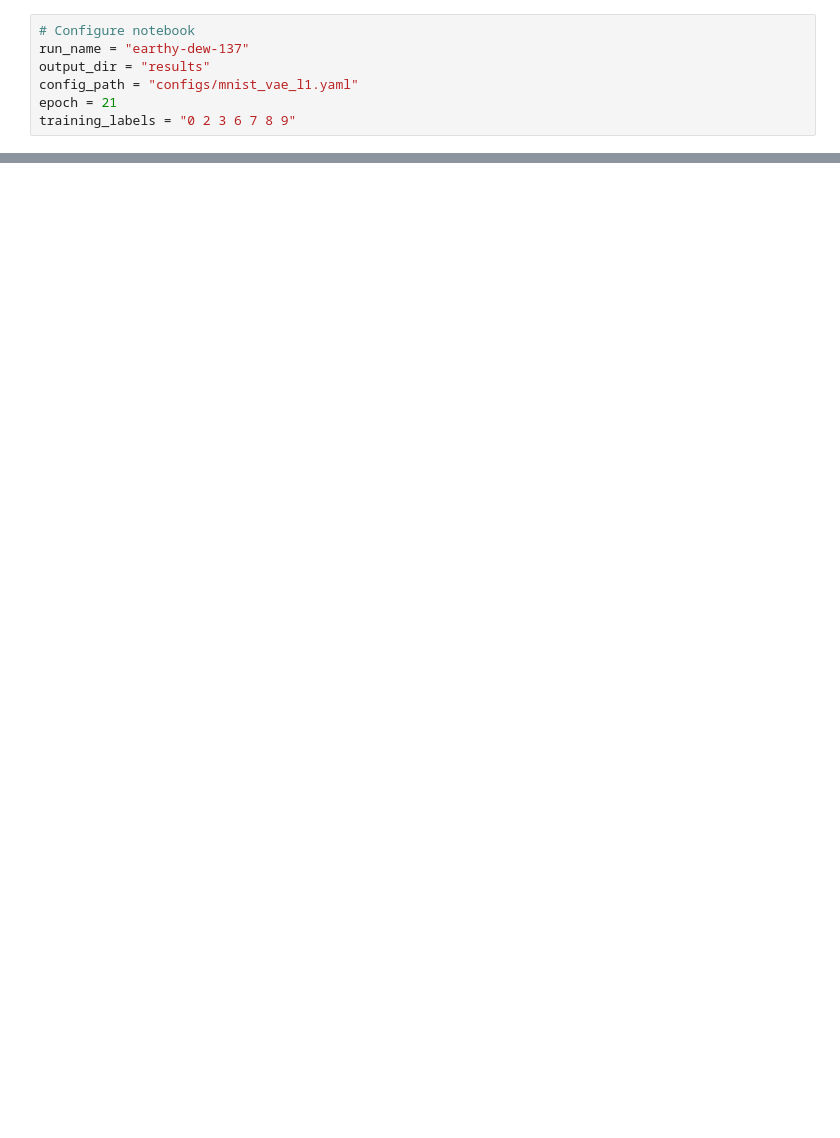
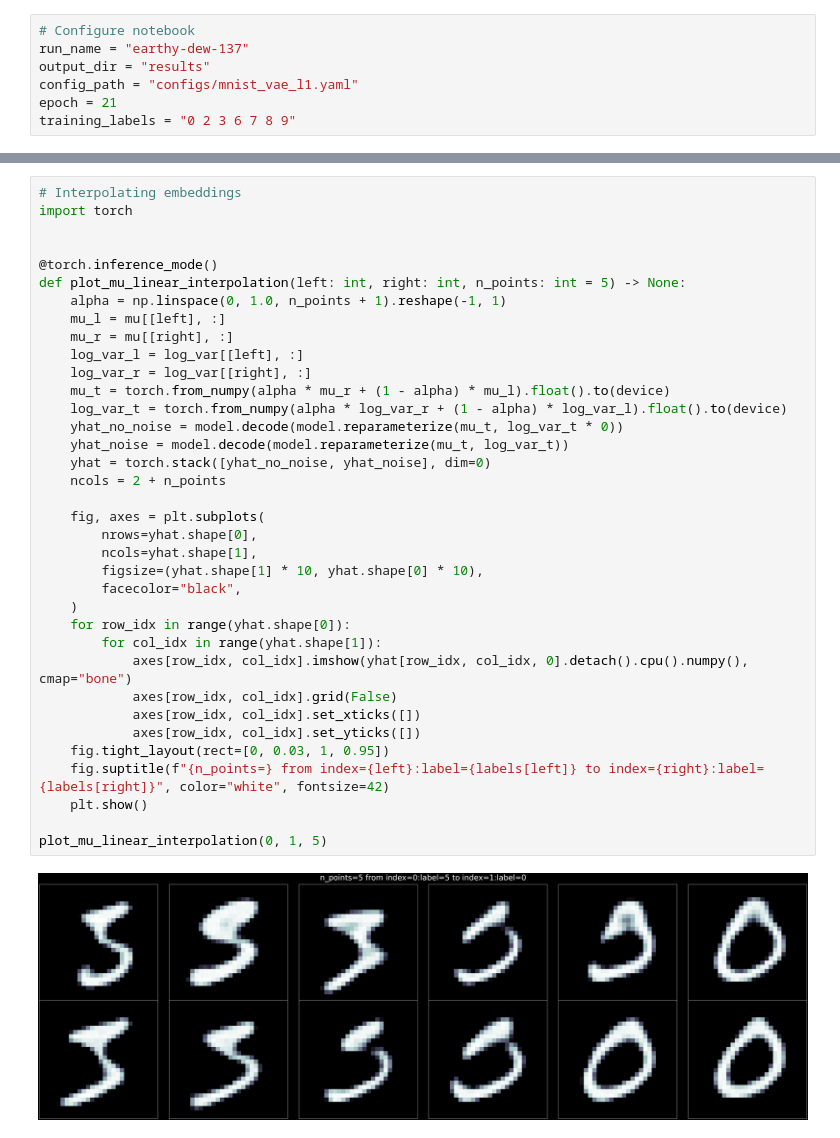
Before and after one commit to HarounH/efir, a Jupyter notebook: efir/embeddings.ipynb, the cells around one changed output, grey strips where cells are left out. Saved outputs shown, nothing was run; the diff lists cells and outputs as text; blank space fills up the shorter version.

```diff
--- a/efir/embeddings.ipynb
+++ b/efir/embeddings.ipynb
@@ -101,0 +133,38 @@ plt.show()
+# %%
+# Interpolating embeddings
+import torch
+
+
+@torch.inference_mode()
+def plot_mu_linear_interpolation(left: int, right: int, n_points: int = 5) -> None:
+    alpha = np.linspace(0, 1.0, n_points + 1).reshape(-1, 1)
+    mu_l = mu[[left], :]
+    mu_r = mu[[right], :]
+    log_var_l = log_var[[left], :]
+    log_var_r = log_var[[right], :]
+    mu_t = torch.from_numpy(alpha * mu_r + (1 - alpha) * mu_l).float().to(device)
+    log_var_t = torch.from_numpy(alpha * log_var_r + (1 - alpha) * log_var_l).float().to(device)
+    yhat_no_noise = model.decode(model.reparameterize(mu_t, log_var_t * 0))
+    yhat_noise = model.decode(model.reparameterize(mu_t, log_var_t))
+    yhat = torch.stack([yhat_no_noise, yhat_noise], dim=0)
+    ncols = 2 + n_points
+
+    fig, axes = plt.subplots(
+        nrows=yhat.shape[0],
+        ncols=yhat.shape[1],
+        figsize=(yhat.shape[1] * 10, yhat.shape[0] * 10),
+        facecolor="black",
+    )
+    for row_idx in range(yhat.shape[0]):
+        for col_idx in range(yhat.shape[1]):
+            axes[row_idx, col_idx].imshow(yhat[row_idx, col_idx, 0].detach().cpu().numpy(), cmap="bone")
+            axes[row_idx, col_idx].grid(False)
+            axes[row_idx, col_idx].set_xticks([])
+            axes[row_idx, col_idx].set_yticks([])
+    fig.tight_layout(rect=[0, 0.03, 1, 0.95])
+    fig.suptitle(f"{n_points=} from index={left}:label={labels[left]} to index={right}:label={labels[right]}", color="white", fontsize=42)
+    plt.show()
+
+plot_mu_linear_interpolation(0, 1, 5)
+# %% [output]
+[figure, added]
```
Also changed, not shown: parts of 10 cells of this notebook, 23 other files.
